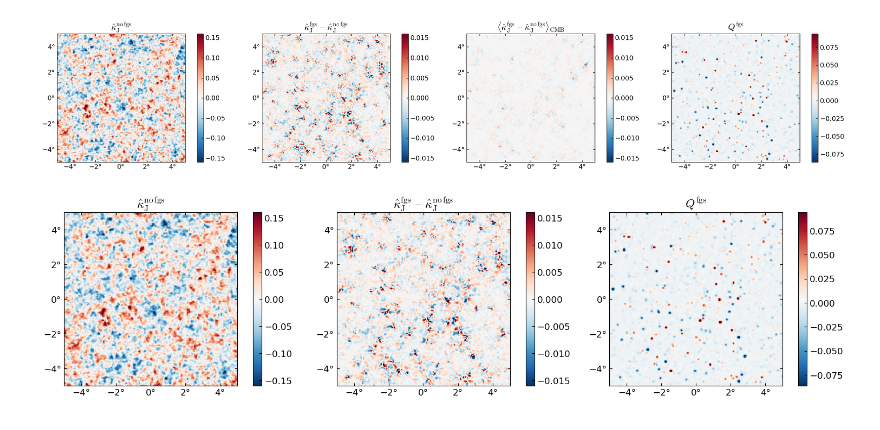
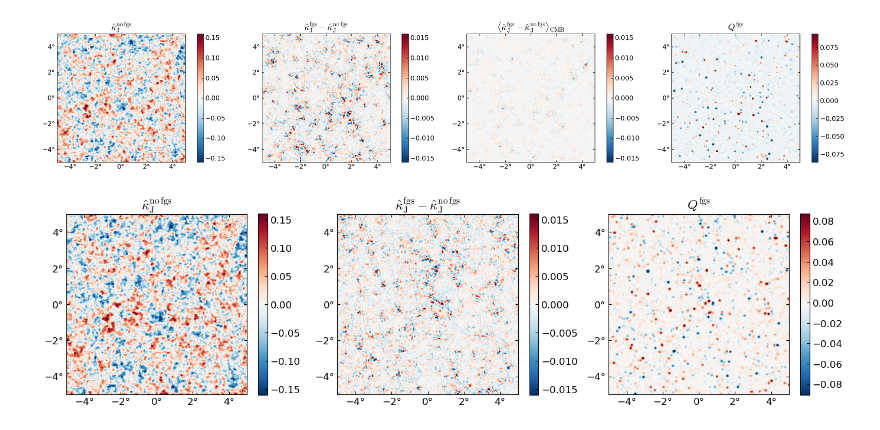
Before and after one commit to EmmanuelSchaan/SehgalRadioPolarizedSources, a Jupyter notebook: analyze_lensing.ipynb, the cells around one changed output. Drawn from its saved outputs; the diff is of its cells as text; code cells hidden in the pictures.

```diff
--- a/analyze_lensing.ipynb
+++ b/analyze_lensing.ipynb
@@ -121,9 +121,12 @@ nℓbins = length(ℓcenters);
 # %%
 Cℓ = get_fiducial_Cℓ(ϕs);
 # %%
-survey = :deep
-ℓmax_data = 3000
+source = :radio
+survey = :wide
+ℓmax_data = 5000
 polfrac_scale = 1
 fluxcut = 5
-freq = 90;
-Nbatch = 1;
+freq = 148
+Nbatch = 16;
+fg_data_contrib = PtsrcLens.CUTOUT_UNCORRELATED
+fg_cov_modeled = false
@@ -130,2 +145,2 @@ Nbatch = 1;
 # %%
-MAPs = CMBLensing.Chains(load(datadir("MAPs", savename((;survey,freq,ℓmax_data,fluxcut,polfrac_scale,Nbatch), "jld2")),"MAPs"));
+MAPs = load(datadir("MAPs", savename((;source,survey,freq,ℓmax_data,fluxcut,polfrac_scale,Nbatch), "jld2")),"MAPs");
@@ -257,15 +295,15 @@ plot(
 # %%
 plot(
     permutedims([
-        ∇² * batchindex(MAPs[1][:nofg,:fgcov].ϕ,1)/2,
-        ∇² * (batchindex(MAPs[1][:corrfg,:fgcov].ϕ,1) - batchindex(MAPs[1][:nofg,:fgcov].ϕ,1))/2,
-        BandPassOp(beamCℓs(beamFWHM=5)) * (Ms_radio[150][10][1]*gs_radio[150][1])[:Q]
+        ∇² * batchindex(MAPs[1][:nofg,:fgcov].ϕJ,1)/2,
+        ∇² * (batchindex(MAPs[1][:corrfg,:fgcov].ϕJ,1) - batchindex(MAPs[1][:nofg,:fgcov].ϕJ,1))/2,
+        BandPassOp(beamCℓs(beamFWHM=5)) * (Ms_radio[survey,freq,fluxcut][1]*gs_radio[freq][1])[:Q]
     ]),
     title = [L"\hat \kappa_{\rm J}^{\rm no\,fgs}" L"\hat \kappa_{\rm J}^{\rm fgs} - \hat \kappa_{\rm J}^{\rm no\,fgs}" L"Q^{\rm fgs}"],
     vlim = [0.16 0.016 :asym],
 )
 # %% [output]
-[figure, old version]
+[figure, new version]
 # %%
 @time map(collect(noises)) do (noise_key, noise_kwargs)
     map([3000,5000]) do ℓmax_data
```
Also changed, not shown: parts of 38 cells of this notebook, 2 other files.
